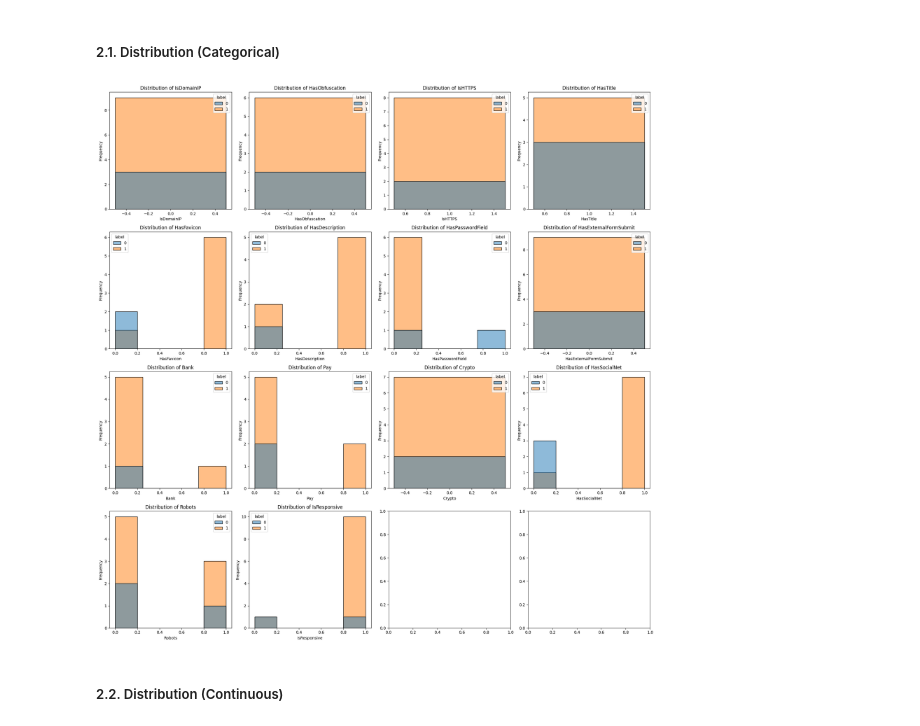
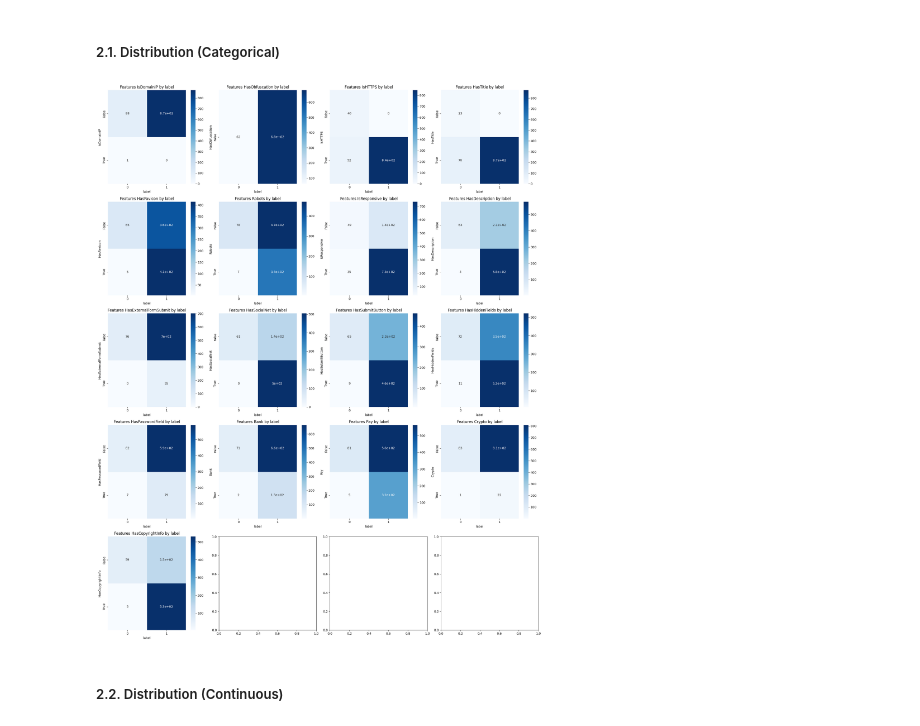
Before and after one commit to marcellinow/predict-phising, a Jupyter notebook: Tucil2_18222114_18222115.ipynb, the cells around one changed output. Cells and saved outputs as stored; diff of their text form; code cells hidden in the pictures.

```diff
--- a/Tucil2_18222114_18222115.ipynb
+++ b/Tucil2_18222114_18222115.ipynb
@@ -403,5 +390,9 @@ Find the following:
 2. Visualize the distribution of each feature (categorical and continuous).
 3. Visualize the correlation between features and the target variable.
 4. Explain the significance of understanding feature distributions and correlations.
+# %%
+# Sampling plot
+# to reduce computational works
+df_plot = df.sample(n=int(len(df) * 0.01),random_state=42)
 # %% [markdown]
 #### 1. Correlations
@@ -418,10 +411,6 @@ plt.show()
 #### 2. Distribution
 note: we are not plot all of the data and only take half from all of the data. <br>
 this action is to reduce computational works
-# %%
-# Plot only sample
-# to reduce computational works
-df_plot = df.sample(n=int(len(df) * 0.0001),random_state=42)
 # %%
 # Function to plot distribution
 
@@ -433,7 +422,7 @@ def plot_distribution(data,label='label',type='categorical'):
     label   : label column
     '''
     if type =='categorical':
-        features = data.select_dtypes(include=['object','bool']).columns
+        features = data.select_dtypes(include=['bool']).columns
     elif type == 'continuous':
         features = data.select_dtypes(include=['number']).columns
 
@@ -445,12 +434,18 @@ def plot_distribution(data,label='label',type='categorical'):
     axs = axs.flatten()
 
     for i,col in enumerate(features):
-        sns.histplot(data=data,x=col,hue = label,ax=axs[i])
-        axs[i].set_title(f"Distribution of {col}")
-        axs[i].set_ylabel("Frequency")
+        ax = axs[i]
+        if type=='continuous':
+            sns.histplot(data=data,x=col,hue = label,ax=ax)
+            ax.set_title(f"Distribution of {col}")
+            ax.set_ylabel("Frequency")
+        else:
+            crosstab = pd.crosstab(data[col],data[label])
+            sns.heatmap(crosstab,annot=True,cmap="Blues",ax=ax)
+            ax.set_title(f"Features {col} by label")
 
         if i >= len(features):
-            axs[i].axis('off')
+            ax[i].axis('off')
 
     plt.tight_layout()
     plt.show()
@@ -466,6 +454,6 @@ categorical_features = [
 # %%
-plot_distribution(df_plot[categorical_features],type='categorical')
+plot_distribution(df_plot,type='categorical')
 # %% [output]
-[figure, old version]
+[figure, new version]
 # %% [markdown]
 ##### 2.2. Distribution (Continuous)
```
Also changed, not shown: parts of 16 cells of this notebook.
